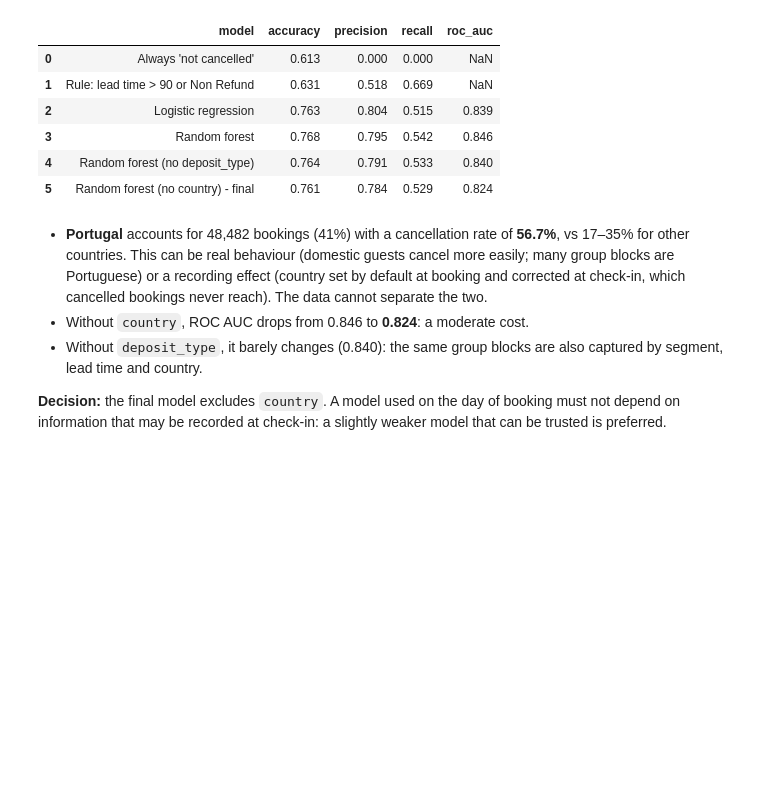
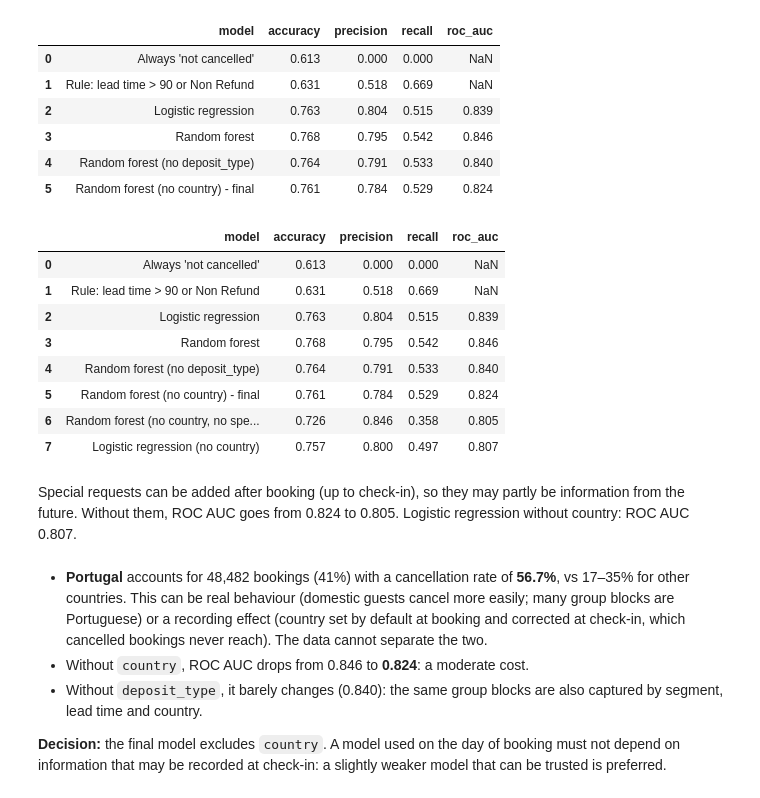
Before and after one commit to AlessandroCucchi/Hotel_Cancellation_Analysis, a Jupyter notebook: notebooks/03_cancellation_model.ipynb, the cells around one changed output. Saved outputs shown, nothing was run; the diff lists cells and outputs as text; code cells hidden in the pictures; blank space fills up the shorter version.

```diff
--- a/notebooks/03_cancellation_model.ipynb
+++ b/notebooks/03_cancellation_model.ipynb
@@ -185,6 +185,25 @@ pd.DataFrame(results)
 | 3 | Random forest | 0.768 | 0.795 | 0.542 | 0.846 |
 | 4 | Random forest (no deposit_type) | 0.764 | 0.791 | 0.533 | 0.840 |
 | 5 | Random forest (no country) - final | 0.761 | 0.784 | 0.529 | 0.824 |
+# %%
+NUM_NO_REQ = [c for c in NUM if c != "total_of_special_requests"]
+fit_and_score("Random forest (no country, no special requests)", NUM_NO_REQ, CAT_NO_COUNTRY,
+              RandomForestClassifier(n_estimators=200, min_samples_leaf=5, n_jobs=-1, random_state=42))
+fit_and_score("Logistic regression (no country)", NUM, CAT_NO_COUNTRY, LogisticRegression(max_iter=1000))
+pd.DataFrame(results)
+# %% [output]
+|  | model | accuracy | precision | recall | roc_auc |
+| 0 | Always 'not cancelled' | 0.613 | 0.000 | 0.000 | NaN |
+| 1 | Rule: lead time > 90 or Non Refund | 0.631 | 0.518 | 0.669 | NaN |
+| 2 | Logistic regression | 0.763 | 0.804 | 0.515 | 0.839 |
+| 3 | Random forest | 0.768 | 0.795 | 0.542 | 0.846 |
+| 4 | Random forest (no deposit_type) | 0.764 | 0.791 | 0.533 | 0.840 |
+| 5 | Random forest (no country) - final | 0.761 | 0.784 | 0.529 | 0.824 |
+| 6 | Random forest (no country, no spe... | 0.726 | 0.846 | 0.358 | 0.805 |
+| 7 | Logistic regression (no country) | 0.757 | 0.800 | 0.497 | 0.807 |
+# %% [markdown]
+Special requests can be added after booking (up to check-in), so they may partly be information from the future. Without them, ROC AUC goes from 0.824 to 0.805.
+Logistic regression without country: ROC AUC 0.807.
 # %% [markdown]
 - **Portugal** accounts for 48,482 bookings (41%) with a cancellation rate of **56.7%**, vs 17–35% for other countries. This can be real behaviour (domestic guests cancel more easily; many group blocks are Portuguese) or a recording effect (country set by default at booking and corrected at check-in, which cancelled bookings never reach). The data cannot separate the two.
 - Without `country`, ROC AUC drops from 0.846 to **0.824**: a moderate cost.
```
Also changed, not shown: parts of 2 cells of this notebook, 1 other file.
